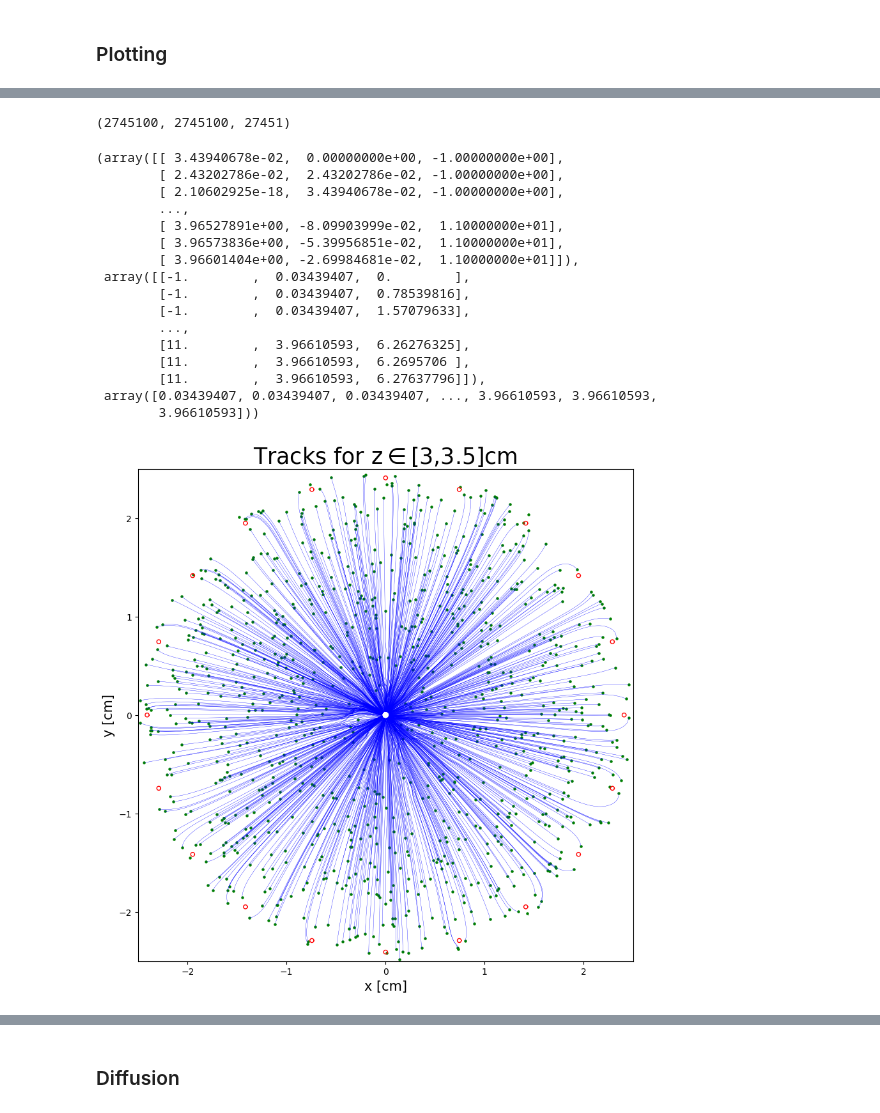
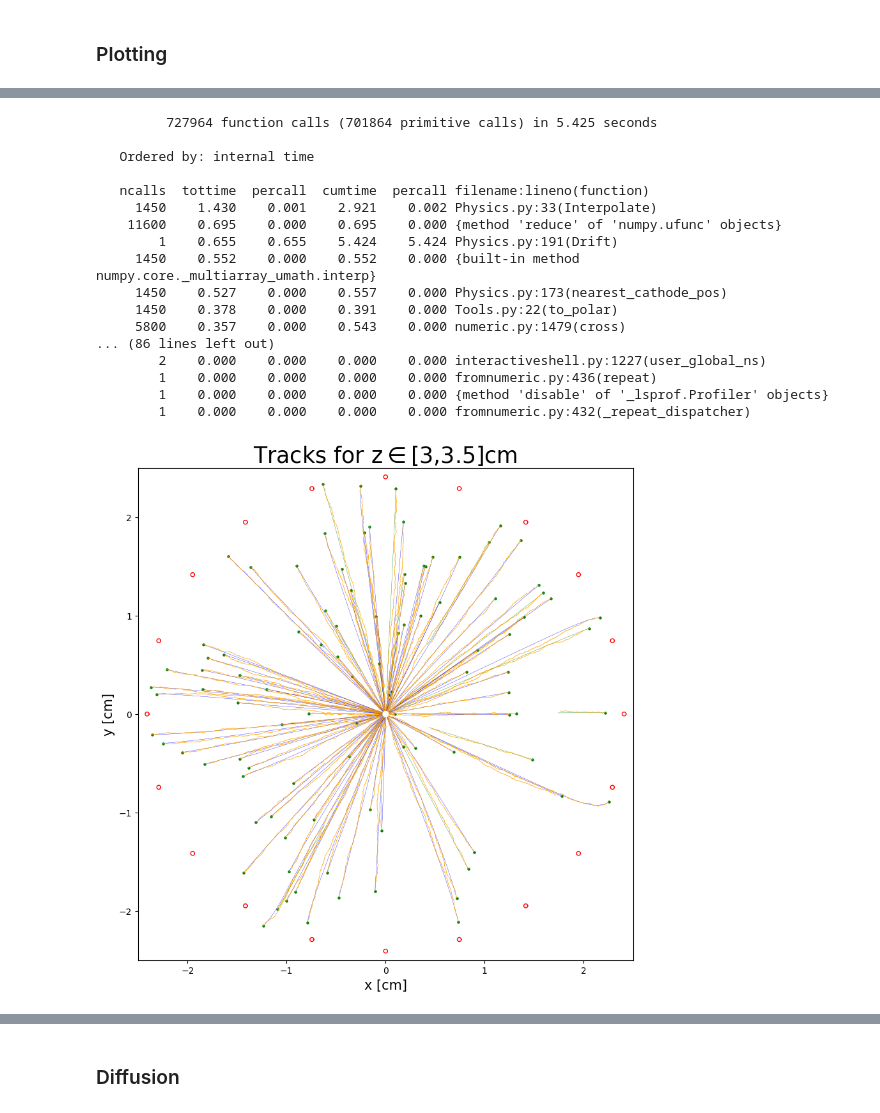
Before and after one commit to darkmatter-ucsd/cylinterp, a Jupyter notebook: cylinterp_tutorial.ipynb, the cells around one changed output, grey strips where cells are left out. Saved outputs shown, nothing was run; the diff lists cells and outputs as text; code cells hidden in the pictures.

Commit message:
First working drift version of cylinterpcpp!

```diff
--- a/cylinterp_tutorial.ipynb
+++ b/cylinterp_tutorial.ipynb
@@ -165,23 +419,27 @@ array([-16.00912704,   7.59490962,  15.14566359,   8.43616047,
-# %%
-len(rtpc.cart_cs_grid), len(rtpc.r_coords)*len(rtpc.z_coords), len(rtpc.theta_coords)
-# %% [output]
-(2745100, 2745100, 27451)
 # %%
-rtpc.cart_cs_grid, rtpc.polar_cs_grid, rtpc.r_coords
+profiler.print_stats(sort = 'tottime')
 # %% [output]
-(array([[ 3.43940678e-02,  0.00000000e+00, -1.00000000e+00],
-        [ 2.43202786e-02,  2.43202786e-02, -1.00000000e+00],
-        [ 2.10602925e-18,  3.43940678e-02, -1.00000000e+00],
-        ...,
-        [ 3.96527891e+00, -8.09903999e-02,  1.10000000e+01],
-        [ 3.96573836e+00, -5.39956851e-02,  1.10000000e+01],
-        [ 3.96601404e+00, -2.69984681e-02,  1.10000000e+01]]),
- array([[-1.        ,  0.03439407,  0.        ],
-        [-1.        ,  0.03439407,  0.78539816],
-        [-1.        ,  0.03439407,  1.57079633],
-        ...,
-        [11.        ,  3.96610593,  6.26276325],
-        [11.        ,  3.96610593,  6.2695706 ],
-        [11.        ,  3.96610593,  6.27637796]]),
- array([0.03439407, 0.03439407, 0.03439407, ..., 3.96610593, 3.96610593,
-        3.96610593]))
+         727964 function calls (701864 primitive calls) in 5.425 seconds
+
+   Ordered by: internal time
+
+   ncalls  tottime  percall  cumtime  percall filename:lineno(function)
+     1450    1.430    0.001    2.921    0.002 Physics.py:33(Interpolate)
+    11600    0.695    0.000    0.695    0.000 {method 'reduce' of 'numpy.ufunc' objects}
+        1    0.655    0.655    5.424    5.424 Physics.py:191(Drift)
+     1450    0.552    0.000    0.552    0.000 {built-in method numpy.core._multiarray_umath.interp}
+     1450    0.527    0.000    0.557    0.000 Physics.py:173(nearest_cathode_pos)
+     1450    0.378    0.000    0.391    0.000 Tools.py:22(to_polar)
+     5800    0.357    0.000    0.543    0.000 numeric.py:1479(cross)
+... (86 lines left out)
+        2    0.000    0.000    0.000    0.000 interactiveshell.py:1227(user_global_ns)
+        1    0.000    0.000    0.000    0.000 fromnumeric.py:436(repeat)
+        1    0.000    0.000    0.000    0.000 {method 'disable' of '_lsprof.Profiler' objects}
+        1    0.000    0.000    0.000    0.000 fromnumeric.py:432(_repeat_dispatcher)
+# %%
+cpp_tracks = np.fromfile('cylinterpcpp/build/cpp_cylinterp_tracks.bin', dtype=np.float64).reshape(100,3000,3)
+cpp_ends = np.fromfile('cylinterpcpp/build/cpp_cylinterp_endpos.bin', dtype=np.float64).reshape(100,3)
+# %%
+cpp_z_tracks = cpp_tracks[:,:,0]
+cpp_r_tracks = cpp_tracks[:,:,1]
+cpp_th_tracks = cpp_tracks[:,:,2]
@@ -190,33 +451,37 @@ radius_of_trouble = 200e-4
 pangle = np.linspace(0,2*np.pi, 100)
 cart_points = cylinterp.Tools.to_cartesian(init_points)
 
 plt.figure(figsize = (10,10))
 cath_pos = rtpc.cathode_position(3.25)[0]
 
-for i in range(1000):
+for i in range(100):
     if status[i]==0:
         c = 'blue'
     elif status[i]==1:
         c = 'red'
     elif status[i]==2:
         c = 'black'
     else:
         c = 'green'
     buffer_cut = rtracks[i]!=0
+    buffer_cut_cpp = cpp_r_tracks[i]!=0
     plt.plot(rtracks[i][buffer_cut]*np.cos(thtracks[i][buffer_cut]),
              rtracks[i][buffer_cut]*np.sin(thtracks[i][buffer_cut]), color = c, linewidth = 0.25)
+    plt.plot(cpp_r_tracks[i][buffer_cut_cpp]*np.cos(cpp_th_tracks[i][buffer_cut_cpp]),
+             cpp_r_tracks[i][buffer_cut_cpp]*np.sin(cpp_th_tracks[i][buffer_cut_cpp]),
+             color = 'orange', linewidth = 0.5)
     plt.scatter(cart_points[i][0], cart_points[i][1], s = 5, color = 'g')
 
 for p in cath_pos:
     # plt.scatter(p[0], p[1], color = 'r')
     plt.plot(radius_of_trouble*np.cos(pangle)+p[0],
              radius_of_trouble*np.sin(pangle)+p[1], color = 'r', linewidth = 1)
 plt.xlim(-2.5,2.5)
 plt.ylim(-2.5,2.5)
 plt.xlabel('x [cm]', fontsize = 15)
 plt.ylabel('y [cm]', fontsize = 15)
 plt.title(r'Tracks for z$\in$[3,3.5]cm', fontsize = 25)
 plt.show()
 # %% [output]
-[figure, old version]
+[figure, new version]
 # %%
```
Also changed, not shown: parts of 9 cells of this notebook, 14 other files.
